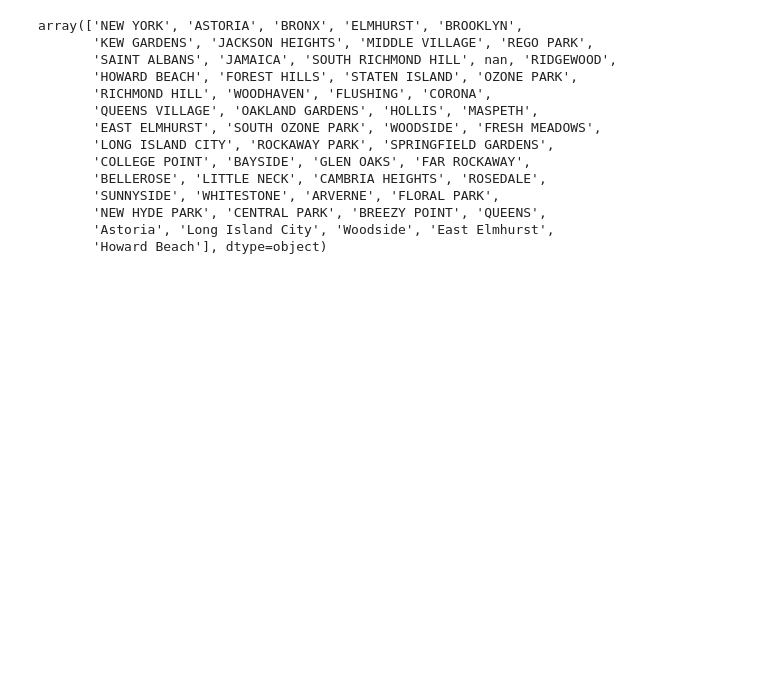
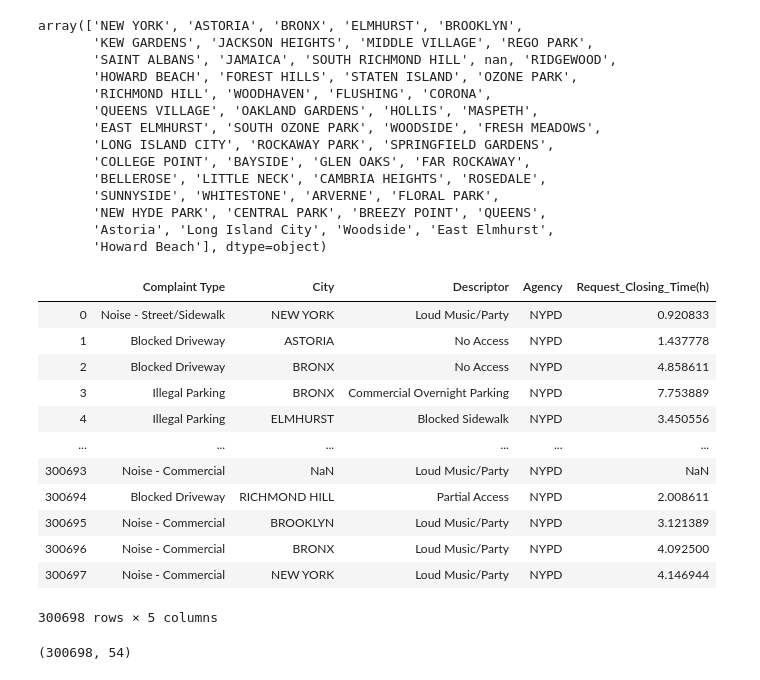
Before and after one commit to Santanukolkata/Data_Science, a Jupyter notebook: Ad_hoc_projects/Customer Service Request.ipynb, the cells around one changed output. Cells and saved outputs as stored; diff of their text form; code cells hidden in the pictures; blank space fills up the shorter version.

```diff
--- a/Ad_hoc_projects/Customer Service Request.ipynb
+++ b/Ad_hoc_projects/Customer Service Request.ipynb
@@ -51,5 +61,5 @@ from datetime import datetime as dt
 import numpy as np
 # %%
 #csr_df['Request_Closing_Time']=csr_df['Created Date'].sub(csr_df['Closed Date'], axis=0)
-csr_df['Request_Closing_Time']=(csr_df['Closed Date']-csr_df['Created Date'])/np.timedelta64(1,'h')
+csr_df['Request_Closing_Time(h)']=(csr_df['Closed Date']-csr_df['Created Date'])/np.timedelta64(1,'h')
 # %%
@@ -85,3 +95,23 @@ array(['NEW YORK', 'ASTORIA', 'BRONX', 'ELMHURST', 'BROOKLYN',
        'NEW HYDE PARK', 'CENTRAL PARK', 'BREEZY POINT', 'QUEENS',
        'Astoria', 'Long Island City', 'Woodside', 'East Elmhurst',
        'Howard Beach'], dtype=object)
+# %%
+csr_df[['Complaint Type','City','Descriptor','Agency','Request_Closing_Time(h)']]
+# %% [output]
+|  | Complaint Type | City | Descriptor | Agency | Request_Closing_Time(h) |
+| 0 | Noise - Street/Sidewalk | NEW YORK | Loud Music/Party | NYPD | 0.920833 |
+| 1 | Blocked Driveway | ASTORIA | No Access | NYPD | 1.437778 |
+| 2 | Blocked Driveway | BRONX | No Access | NYPD | 4.858611 |
+| 3 | Illegal Parking | BRONX | Commercial Overnight Parking | NYPD | 7.753889 |
+| 4 | Illegal Parking | ELMHURST | Blocked Sidewalk | NYPD | 3.450556 |
+| ... | ... | ... | ... | ... | ... |
+| 300693 | Noise - Commercial | NaN | Loud Music/Party | NYPD | NaN |
+| 300694 | Blocked Driveway | RICHMOND HILL | Partial Access | NYPD | 2.008611 |
+| 300695 | Noise - Commercial | BROOKLYN | Loud Music/Party | NYPD | 3.121389 |
+| 300696 | Noise - Commercial | BRONX | Loud Music/Party | NYPD | 4.092500 |
+| 300697 | Noise - Commercial | NEW YORK | Loud Music/Party | NYPD | 4.146944 |
+300698 rows × 5 columns
+# %%
+csr_df.shape
+# %% [output]
+(300698, 54)
```
Also changed, not shown: parts of 12 cells of this notebook.
